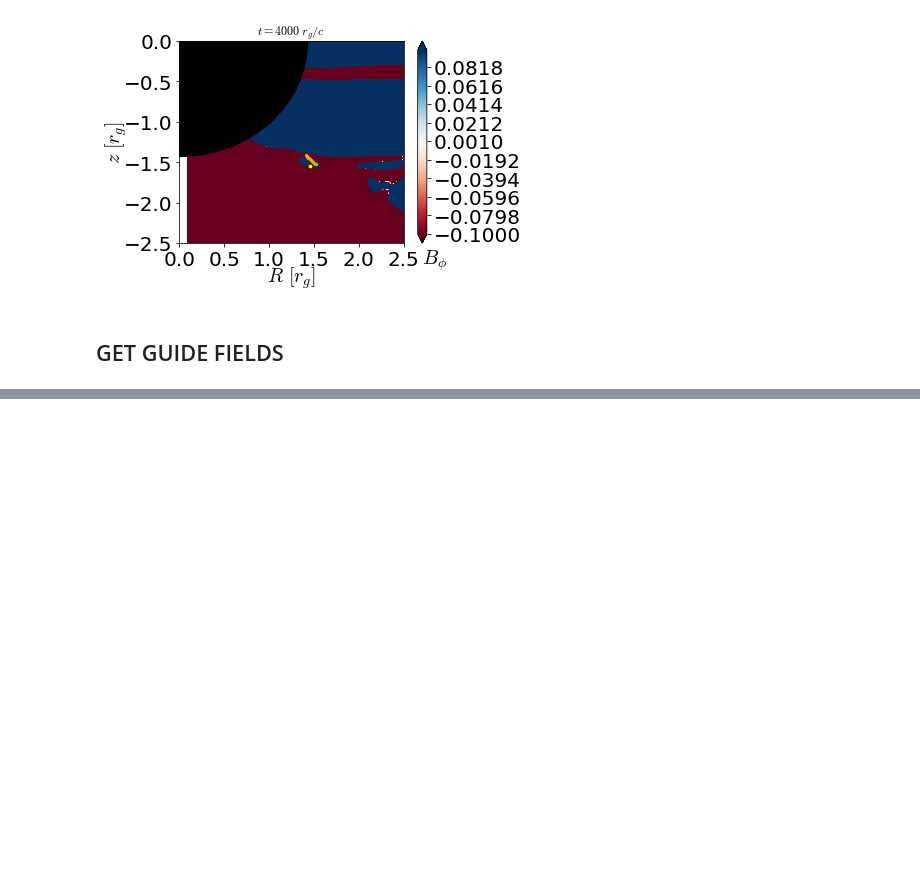
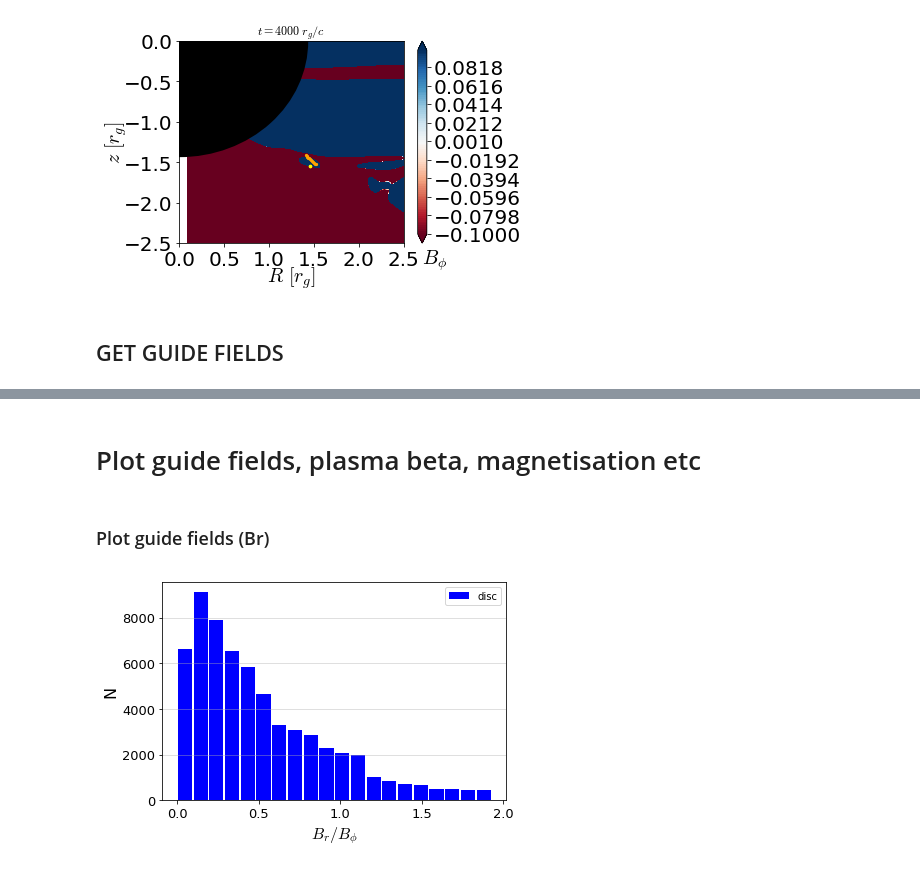
Before and after one commit to outflows/gyst, a Jupyter notebook: characterize.ipynb, the cells around one changed output, grey strips where cells are left out. Drawn from its saved outputs; the diff is of its cells as text; code cells hidden in the pictures; blank space fills up the shorter version.

```diff
--- a/characterize.ipynb
+++ b/characterize.ipynb
@@ -89,9 +87,9 @@ enth=1+ug*gam/rho
 unb=enth*ud[0]
 isunbound=(-unb>1.0)
 # %%
-Jfile = "/work/gustavo/gyst/jcs_files/dump458_jcs"
+Jfile = "/work/gustavo/gyst/jcs_files_disc/dump458_jcs"
 #Jfilepeak = "/home/gustavo/work/gyst/jcs_files/dump400_jcs_peak"
-Jfilechar = "/work/gustavo/gyst/jcs_files/dump458_jcs_char"
+Jfilechar = "/work/gustavo/gyst/jcs_files_disc/dump458_jcs_char"
 
 f1 = open(Jfile, "rb")
 dtype = np.float64
@@ -122,7 +120,7 @@ for i in range(N1):
 
 rx = []
 ry = []
-for i in range(N1):
+for i in range(525):
     for j in range(N2):
         for k in range(N3):
             if (JJ_cs_char_ind[i][j][k] == 1):
@@ -1753,0 +1135,3 @@ plt.savefig("quantities_2D_va_jet_"+str(int(np.round(t)))+".png", dpi = 150)
+# %%
+disc = 1
+jet = 0
@@ -1753,0 +1270,45 @@ plt.savefig("quantities_2D_va_jet_"+str(int(np.round(t)))+".png", dpi = 150)
+# %% [markdown]
+# Plot guide fields, plasma beta, magnetisation etc
+# %%
+disc = 1
+jet = 0
+savef = 1
+# %% [markdown]
+### Plot guide fields (Br)
+# %%
+if (disc):
+    myfilename = "/work/gustavo/gyst/guidefield_r_2D_disc.dat"
+    myfigname = "BrBphi_2D_disc.png"
+    mylabel = "disc"
+    mycolor = "blue"
+elif (jet):
+    myfilename = "/work/gustavo/gyst/guidefield_r_2D_jet.dat"
+    myfigname = "BrBphi_2D_jet.png"
+    mylabel = "jet"
+    mycolor = "red"
+
+myfile = open(myfilename, "r")
+mydata = pd.read_csv(myfilename, header=None)
+BrBphiext = mydata.values
+BrBphiext_filt = BrBphiext[~is_outlier(BrBphiext)]
+BrBphiext_filt = np.array(BrBphiext_filt)
+myfile.close()
+
+histmin = ((array(BrBphiext_filt)).min()).astype(float)
+histmax = ((array(BrBphiext_filt)).max()).astype(float)
+
+plt.hist(BrBphiext_filt, bins=20, rwidth=0.9, range=[histmin,histmax], label=mylabel, color = mycolor) # arguments are passed to np.histogram
+
+_, max_ = plt.ylim()
+
+plt.xlabel(r"$B_r/B_\phi$", fontsize=16)
+plt.ylabel("N", fontsize=16)
+plt.grid(axis='y', alpha=0.5)
+plt.legend(loc="best")
+plt.xticks(fontsize=13)
+plt.yticks(fontsize=13)
+plt.tight_layout()
+if (savef):
+    plt.savefig(myfigname, dpi=150)
+# %% [output]
+[figure, added]
```
Also changed, not shown: parts of 48 cells of this notebook, 4 other files.
